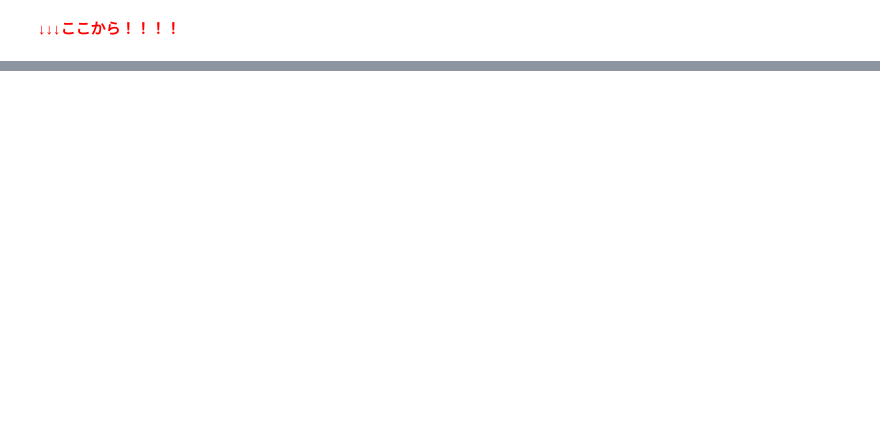
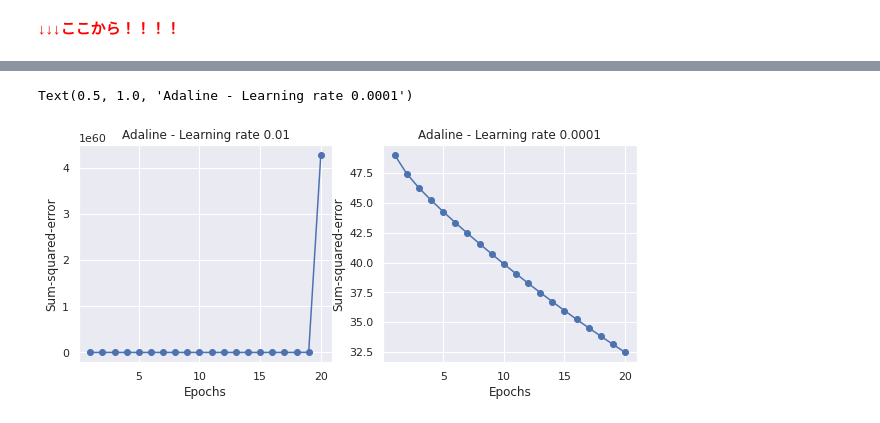
Before and after one commit to sota0121/datascience-exercise, a Jupyter notebook: ml-basic/python-ml-book_00.ipynb, the cells around one changed output, grey strips where cells are left out. Drawn from its saved outputs; the diff is of its cells as text; code cells hidden in the pictures; blank space fills up the shorter version.

```diff
--- a/ml-basic/python-ml-book_00.ipynb
+++ b/ml-basic/python-ml-book_00.ipynb
@@ -400,0 +558,18 @@ Text(0, 0.5, 'Number of updates')
+# %%
+# パーセプトロンと同じノリで学習率0.01 とかにすると、コスト関数が増大して、収束しない
+ada_test1 = AdalineGD(eta=0.01, n_iter=20).fit(X, y)
+ada_test2 = AdalineGD(eta=0.0001, n_iter=20).fit(X, y)
+
+fig, ax = plt.subplots(nrows=1, ncols=2, figsize=(10, 4))
+ax[0].plot(range(1, len(ada_test1.cost_) + 1), ada_test1.cost_, marker='o')
+ax[0].set_xlabel('Epochs')
+ax[0].set_ylabel('Sum-squared-error')
+ax[0].set_title('Adaline - Learning rate 0.01')
+
+ax[1].plot(range(1, len(ada_test2.cost_) + 1), ada_test2.cost_, marker='o')
+ax[1].set_xlabel('Epochs')
+ax[1].set_ylabel('Sum-squared-error')
+ax[1].set_title('Adaline - Learning rate 0.0001')
+# %% [output]
+Text(0.5, 1.0, 'Adaline - Learning rate 0.0001')
+[figure, added]
```
Also changed, not shown: parts of 22 cells of this notebook.
